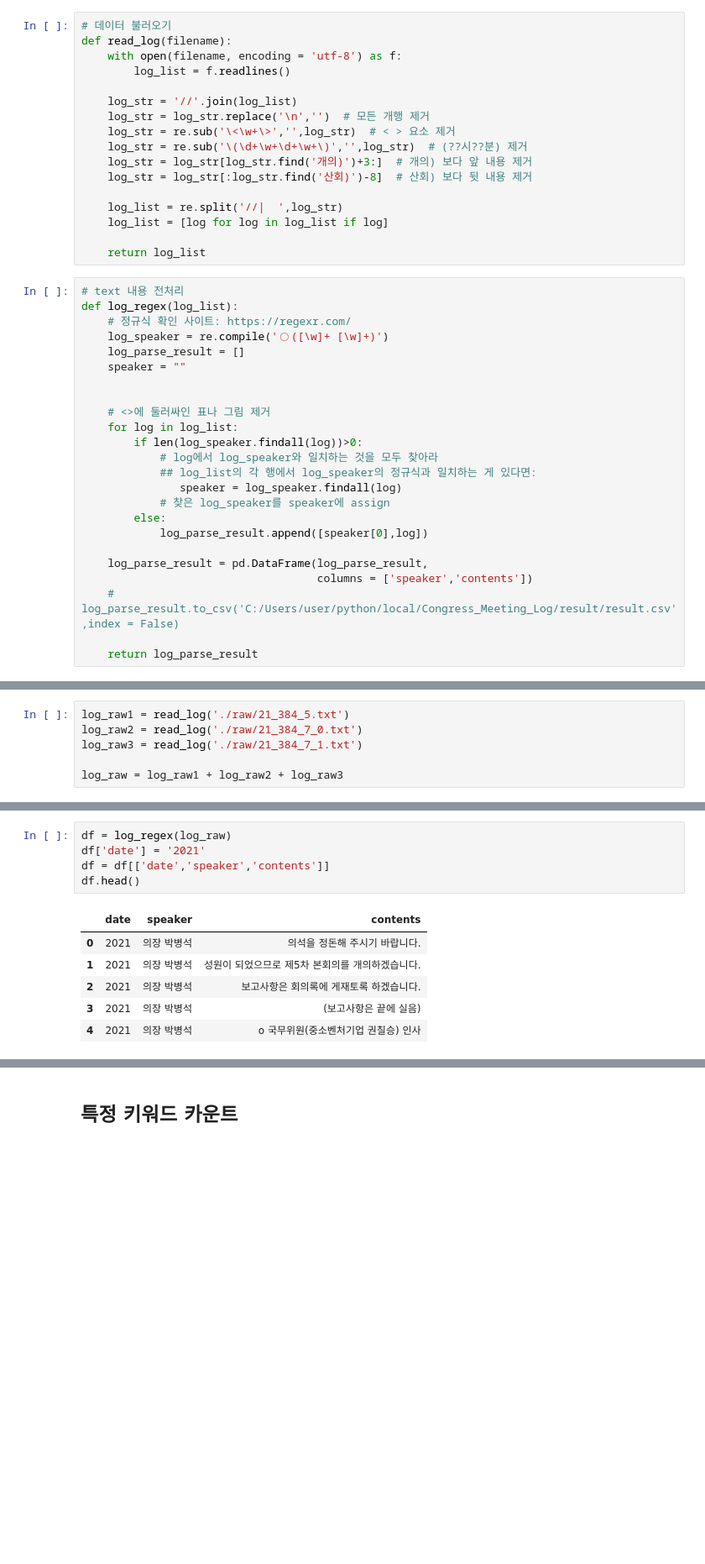
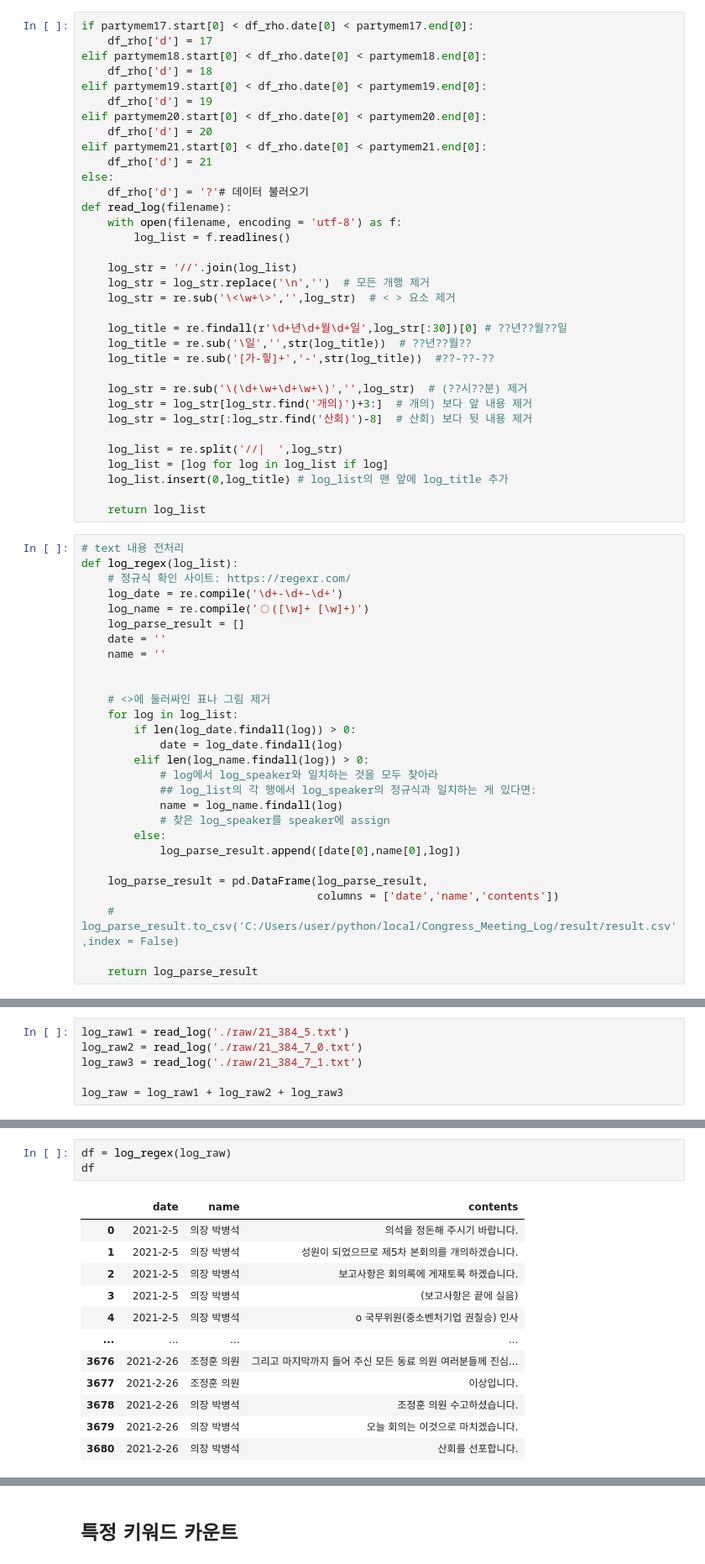
Before and after one commit to dw3624/-, a Jupyter notebook: 속기록 정리.ipynb, the cells around one changed output, grey strips where cells are left out. Shown at 84% size. Saved outputs shown, nothing was run; the diff lists cells and outputs as text; blank space fills up the shorter version.

```diff
--- a/속기록 정리.ipynb
+++ b/속기록 정리.ipynb
@@ -6,7 +6,18 @@ from bs4 import BeautifulSoup
 # %% [markdown]
 # 1. 함수작성
 # %%
-# 데이터 불러오기
+if partymem17.start[0] < df_rho.date[0] < partymem17.end[0]:
+    df_rho['d'] = 17
+elif partymem18.start[0] < df_rho.date[0] < partymem18.end[0]:
+    df_rho['d'] = 18
+elif partymem19.start[0] < df_rho.date[0] < partymem19.end[0]:
+    df_rho['d'] = 19
+elif partymem20.start[0] < df_rho.date[0] < partymem20.end[0]:
+    df_rho['d'] = 20
+elif partymem21.start[0] < df_rho.date[0] < partymem21.end[0]:
+    df_rho['d'] = 21
+else:
+    df_rho['d'] = '?'# 데이터 불러오기
 def read_log(filename):
     with open(filename, encoding = 'utf-8') as f:
         log_list = f.readlines()
@@ -14,35 +25,45 @@ def read_log(filename):
     log_str = '//'.join(log_list)
     log_str = log_str.replace('\n','')  # 모든 개행 제거
     log_str = re.sub('\<\w+\>','',log_str)  # < > 요소 제거
+
+    log_title = re.findall(r'\d+년\d+월\d+일',log_str[:30])[0] # ??년??월??일
+    log_title = re.sub('\일','',str(log_title))  # ??년??월??
+    log_title = re.sub('[가-힣]+','-',str(log_title))  #??-??-??
+
     log_str = re.sub('\(\d+\w+\d+\w+\)','',log_str)  # (??시??분) 제거
     log_str = log_str[log_str.find('개의)')+3:]  # 개의) 보다 앞 내용 제거
     log_str = log_str[:log_str.find('산회)')-8]  # 산회) 보다 뒷 내용 제거
 
     log_list = re.split('//|  ',log_str)
     log_list = [log for log in log_list if log]
+    log_list.insert(0,log_title) # log_list의 맨 앞에 log_title 추가
 
     return log_list
 # %%
 # text 내용 전처리
 def log_regex(log_list):
     # 정규식 확인 사이트: https://regexr.com/
-    log_speaker = re.compile('◯([\w]+ [\w]+)')
+    log_date = re.compile('\d+-\d+-\d+')
+    log_name = re.compile('◯([\w]+ [\w]+)')
     log_parse_result = []
-    speaker = ""
+    date = ''
+    name = ''
 
 
     # <>에 둘러싸인 표나 그림 제거
     for log in log_list:
-        if len(log_speaker.findall(log))>0:
+        if len(log_date.findall(log)) > 0:
+            date = log_date.findall(log)
+        elif len(log_name.findall(log)) > 0:
             # log에서 log_speaker와 일치하는 것을 모두 찾아라
             ## log_list의 각 행에서 log_speaker의 정규식과 일치하는 게 있다면:
-               speaker = log_speaker.findall(log)
+            name = log_name.findall(log)
             # 찾은 log_speaker를 speaker에 assign
         else:
-            log_parse_result.append([speaker[0],log])
+            log_parse_result.append([date[0],name[0],log])
 
     log_parse_result = pd.DataFrame(log_parse_result,
-                                    columns = ['speaker','contents'])
+                                    columns = ['date','name','contents'])
     # log_parse_result.to_csv('C:/Users/user/python/local/Congress_Meeting_Log/result/result.csv',index = False)
 
     return log_parse_result
@@ -57,12 +98,16 @@ log_raw = log_raw1 + log_raw2 + log_raw3
 # %%
 df = log_regex(log_raw)
-df['date'] = '2021'
-df = df[['date','speaker','contents']]
-df.head()
+df
 # %% [output]
-|  | date | speaker | contents |
-| 0 | 2021 | 의장 박병석 | 의석을 정돈해 주시기 바랍니다. |
-| 1 | 2021 | 의장 박병석 | 성원이 되었으므로 제5차 본회의를 개의하겠습니다. |
-| 2 | 2021 | 의장 박병석 | 보고사항은 회의록에 게재토록 하겠습니다. |
-| 3 | 2021 | 의장 박병석 | (보고사항은 끝에 실음) |
-| 4 | 2021 | 의장 박병석 | o 국무위원(중소벤처기업 권칠승) 인사 |
+|  | date | name | contents |
+| 0 | 2021-2-5 | 의장 박병석 | 의석을 정돈해 주시기 바랍니다. |
+| 1 | 2021-2-5 | 의장 박병석 | 성원이 되었으므로 제5차 본회의를 개의하겠습니다. |
+| 2 | 2021-2-5 | 의장 박병석 | 보고사항은 회의록에 게재토록 하겠습니다. |
+| 3 | 2021-2-5 | 의장 박병석 | (보고사항은 끝에 실음) |
+| 4 | 2021-2-5 | 의장 박병석 | o 국무위원(중소벤처기업 권칠승) 인사 |
+| ... | ... | ... | ... |
+| 3676 | 2021-2-26 | 조정훈 의원 | 그리고 마지막까지 들어 주신 모든 동료 의원 여러분들께 진심... |
+| 3677 | 2021-2-26 | 조정훈 의원 | 이상입니다. |
+| 3678 | 2021-2-26 | 의장 박병석 | 조정훈 의원 수고하셨습니다. |
+| 3679 | 2021-2-26 | 의장 박병석 | 오늘 회의는 이것으로 마치겠습니다. |
+| 3680 | 2021-2-26 | 의장 박병석 | 산회를 선포합니다. |
```
Also changed, not shown: parts of 8 cells of this notebook, 1 other file.
